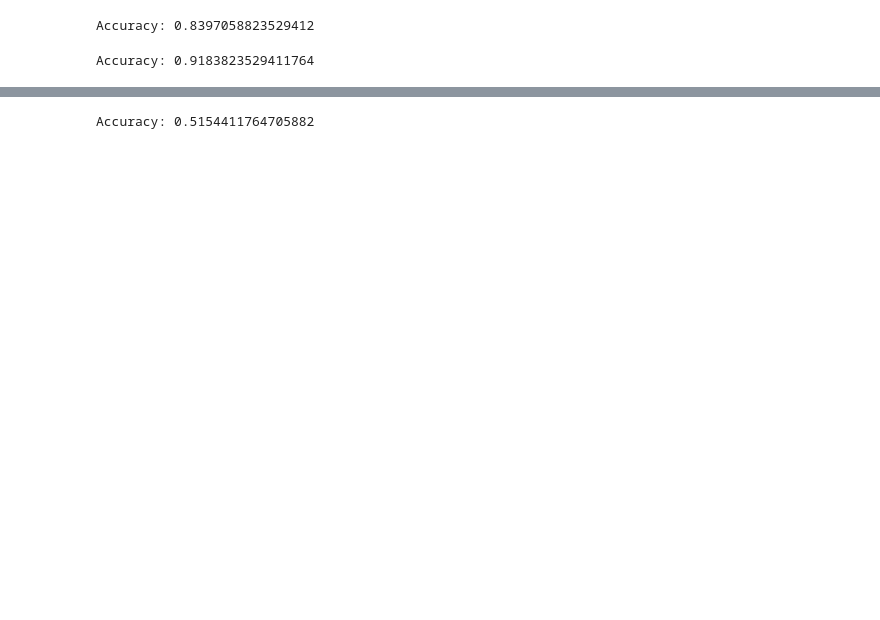
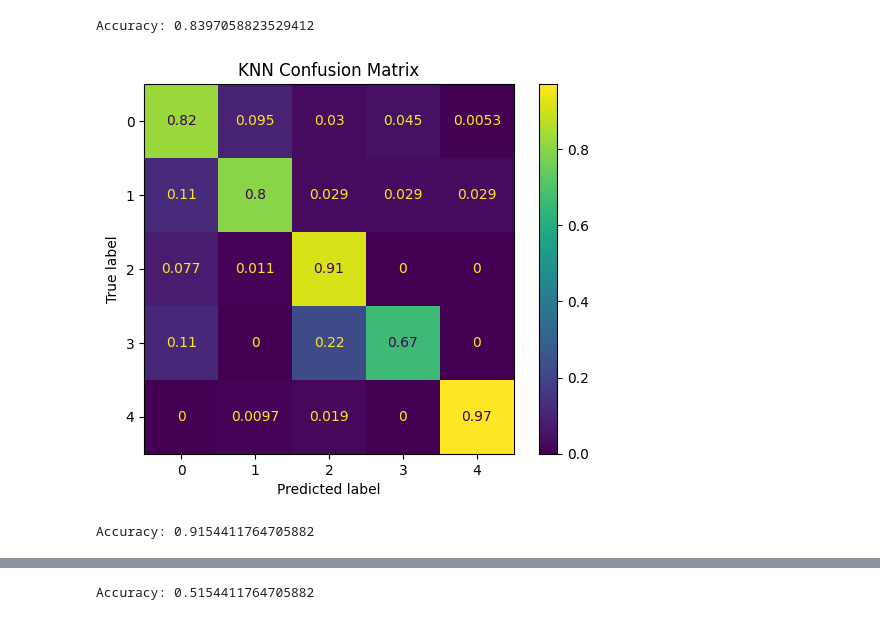
Before and after one commit to Dhawal-Modi/DSC_2024_Space_Jam, a Jupyter notebook: Task2.ipynb, the cells around one changed output, grey strips where cells are left out. Saved outputs shown, nothing was run; the diff lists cells and outputs as text; code cells hidden in the pictures; blank space fills up the shorter version.

```diff
--- a/Task2.ipynb
+++ b/Task2.ipynb
@@ -119,17 +123,32 @@ from sklearn.metrics import accuracy_score
 
 knn = KNeighborsClassifier(n_neighbors=3)
 knn.fit(X_train, y_train)
-y_pred = knn.predict(X_test)
-accuracy = accuracy_score(y_test, y_pred)
-print("Accuracy:", accuracy)
+y_pred_KNN = knn.predict(X_test)
+accuracyKNN = accuracy_score(y_test, y_pred_KNN)
+
+accuracy.append(accuracyKNN)
+
+print("Accuracy:", accuracyKNN)
 # %% [output]
 Accuracy: 0.8397058823529412
+# %%
+confusion_matrix_KNN = confusion_matrix(y_test, y_pred_KNN, normalize='true')
+
+cm_display = metrics.ConfusionMatrixDisplay(confusion_matrix  = confusion_matrix_KNN, display_labels = [0, 1, 2, 3, 4])
+cm_display.plot()
+plt.title("KNN Confusion Matrix")
+plt.show()
+# %% [output]
+[figure, added]
 # %%
 from sklearn.ensemble import RandomForestClassifier
 rf = RandomForestClassifier()
 rf.fit(X_train, y_train)
-y_pred = rf.predict(X_test)
-accuracy = accuracy_score(y_test, y_pred)
-print("Accuracy:", accuracy)
+y_pred_RF = rf.predict(X_test)
+accuracyRF = accuracy_score(y_test, y_pred_RF)
+
+accuracy.append(accuracyRF)
+
+print("Accuracy:", accuracyRF)
 # %% [output]
-Accuracy: 0.9183823529411764
+Accuracy: 0.9154411764705882
```
Also changed, not shown: parts of 8 cells of this notebook.
